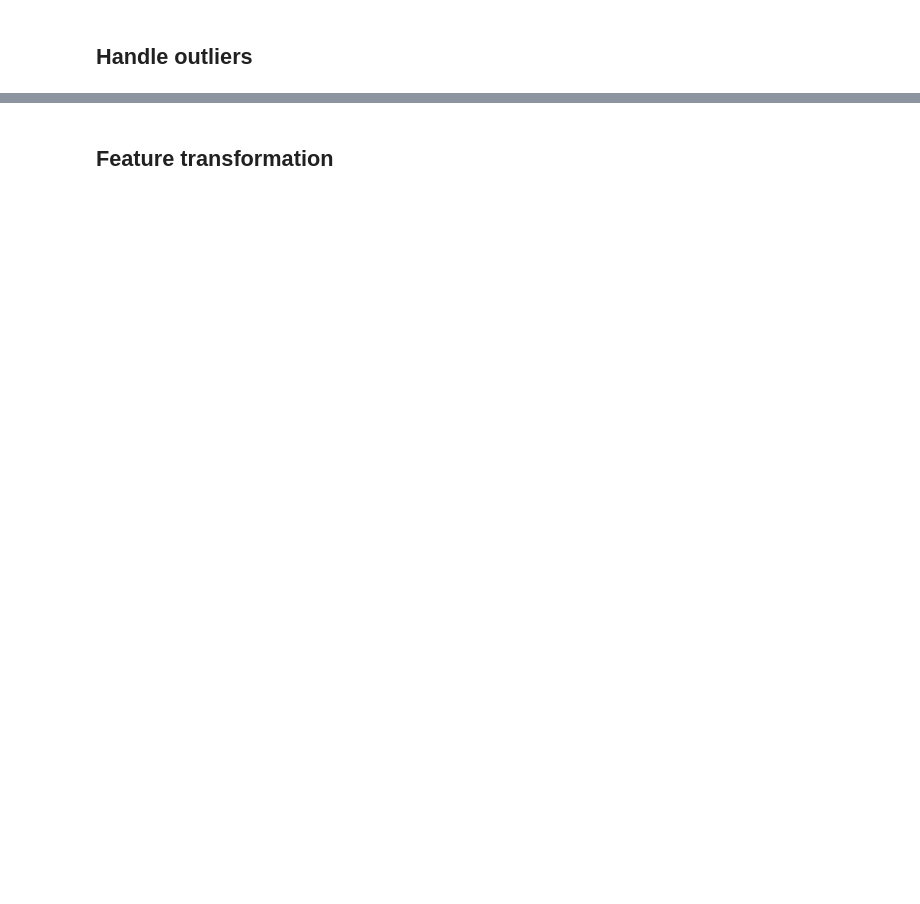
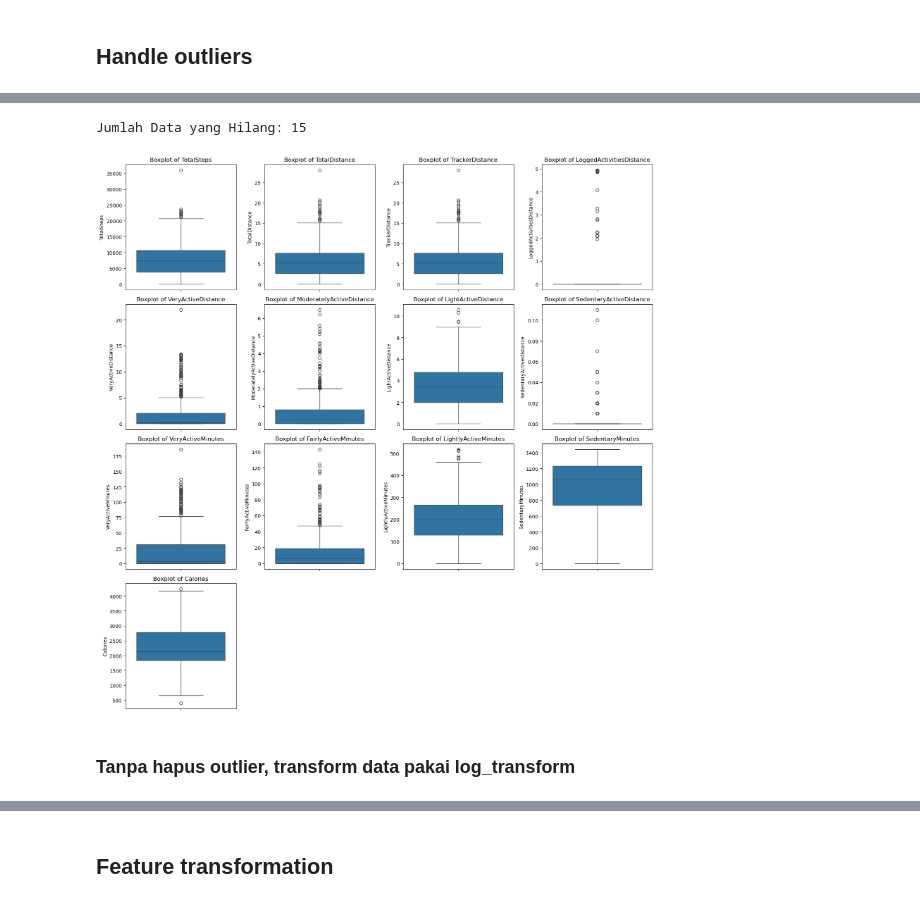
Before and after one commit to bintangphylosophie/Final-Project-Rakamin-FitBit-Tracker-Data, a Jupyter notebook: Preprocessing/Preprocessing_Asty.ipynb, the cells around one changed output, grey strips where cells are left out. Cells and saved outputs as stored; diff of their text form; code cells hidden in the pictures; blank space fills up the shorter version.

```diff
--- a/Preprocessing/Preprocessing_Asty.ipynb
+++ b/Preprocessing/Preprocessing_Asty.ipynb
@@ -8,0 +205,12 @@
+# %%
+for col in col_with_outliers:
+    Q1 = df[col].quantile(0.25)  # Calculate Q1 for the column
+    Q3 = df[col].quantile(0.75)  # Calculate Q3 for the column
+    IQR = Q3 - Q1  # Calculate IQR for the column
+
+    # Apply IQR method to filter out outliers for this specific column
+    df_iqr = df[(df[col] >= (Q1 - 1.5 * IQR)) & (df[col] <= (Q3 + 1.5 * IQR))]
+# %%
+df_iqr = df_iqr.reset_index()
+df_iqr = df_iqr.drop(columns='index')
+df_iqr
@@ -8,0 +231,26 @@
+# %%
+print("Jumlah Data yang Hilang: "+str(len(df)-len(df_iqr)))
+# %% [output]
+Jumlah Data yang Hilang: 15
+# %%
+import matplotlib.pyplot as plt
+import seaborn as sns
+
+fig, axes = plt.subplots(ncols=4, nrows=4,  figsize=(16,16))
+axes = axes.flatten()
+# Membuat boxplot untuk setiap kolom numerik
+for i, col in enumerate(df_iqr.iloc[:, 1:].columns.tolist()):
+    sns.boxplot(data=df_iqr, y=col, ax=axes[i])
+    axes[i].set_title(f"Boxplot of {col}")
+    axes[i].set_xlabel('')
+
+# Turn off remaining empty subplots
+for j in range(i + 1, len(axes)):
+    axes[j].axis('off')
+# Menyesuaikan tata letak agar tidak saling tumpang tindih
+plt.tight_layout()
+plt.show()
+# %% [output]
+[figure, added]
+# %% [markdown]
+### Tanpa hapus outlier, transform data pakai log_transform
```
Also changed, not shown: parts of 55 cells of this notebook.
